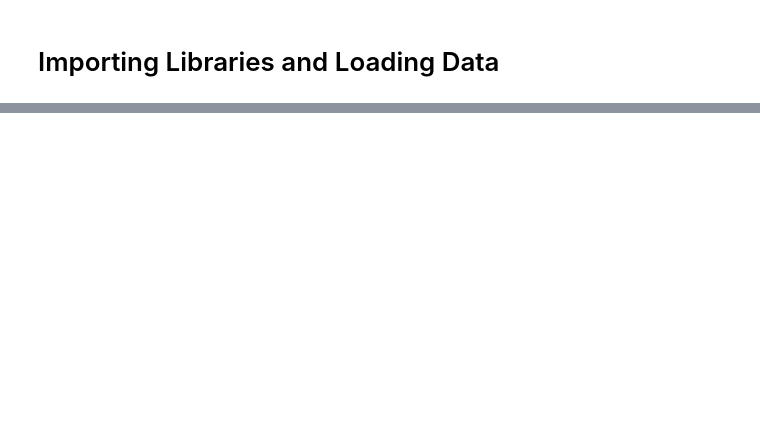
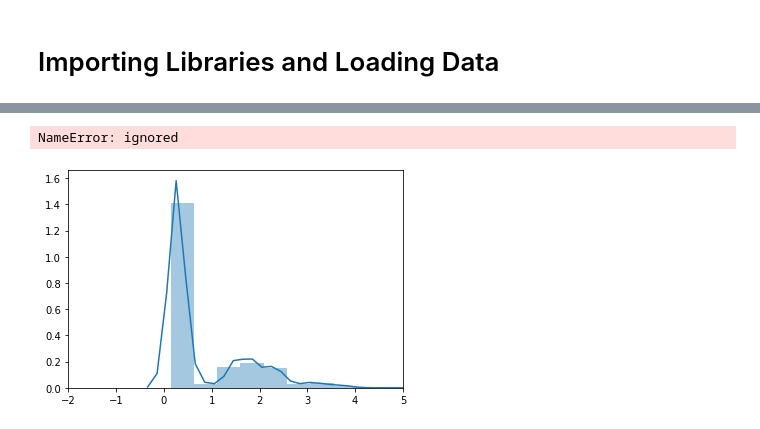
Before and after one commit to dataforgoodfr/batch7_satellite_ges, a Jupyter notebook: Find_Peaks_with_LSTM_autoencoders.ipynb, the cells around one changed output, grey strips where cells are left out. Saved outputs shown, nothing was run; the diff lists cells and outputs as text; code cells hidden in the pictures; blank space fills up the shorter version.

```diff
--- a/Find_Peaks_with_LSTM_autoencoders.ipynb
+++ b/Find_Peaks_with_LSTM_autoencoders.ipynb
@@ -251,4 +4,0 @@ def predict(model, dataset):
-# %%
-_, losses = predict(model, train_dataset)
-
-sns.distplot(losses, bins=50, kde=True);
@@ -259,0 +478,19 @@ print(f'Correct normal predictions: {correct}/{len(test_normal_dataset)}')
+# %%
+torch.backends.cudnn.enabled = True
+savePath = "/content/drive/My Drive/classifier.pt"
+
+model = RecurrentAutoencoder(1,128)
+model = model.to(device)
+
+optimizer = torch.optim.Adam(model.parameters(), lr=1e-3)
+
+checkpoint = torch.load(savePath)
+model.load_state_dict(checkpoint['state_dict'])
+optimizer.load_state_dict(checkpoint['optimizer'])
+model, history = train_model(
+  model,
+  train,
+  optimizer,
+  checkpoint['epoch'],
+  n_epochs=60
+)
@@ -259,0 +527,26 @@ print(f'Correct normal predictions: {correct}/{len(test_normal_dataset)}')
+# %%
+def predict(model, dataset):
+  predictions, losses = [], []
+  criterion = nn.MSELoss().to(device)
+  with torch.no_grad():
+    model = model.eval()
+    for seq_true in dataset:
+      seq_true = torch.tensor(seq_true).reshape(1,-1,1).to(device)
+      seq_pred = model(seq_true)
+
+      loss = criterion(seq_pred, seq_true)
+
+      predictions.append(seq_pred.cpu().numpy().flatten())
+      losses.append(loss.item())
+  return predictions, losses
+# %%
+_, losses = predict(model, train)
+# %% [output]
+NameError: ignored
+# %%
+import matplotlib.pyplot as plt
+plt.xlim(-2,5)
+ax = sns.distplot(losses, bins=50, kde=True);
+data_x, data_y = ax.lines[0].get_data()
+# %% [output]
+[figure, added]
```
Also changed, not shown: parts of 34 cells of this notebook.
